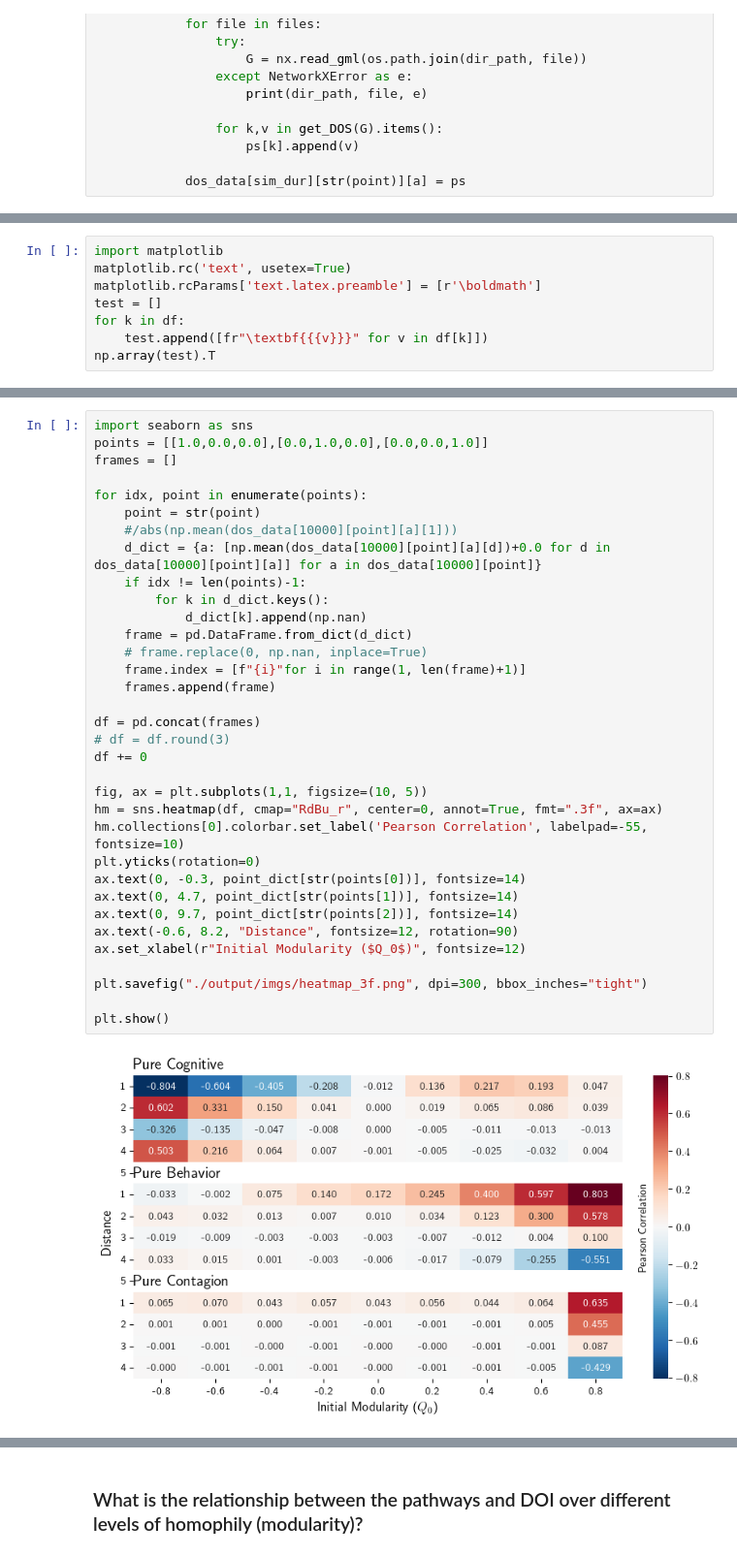
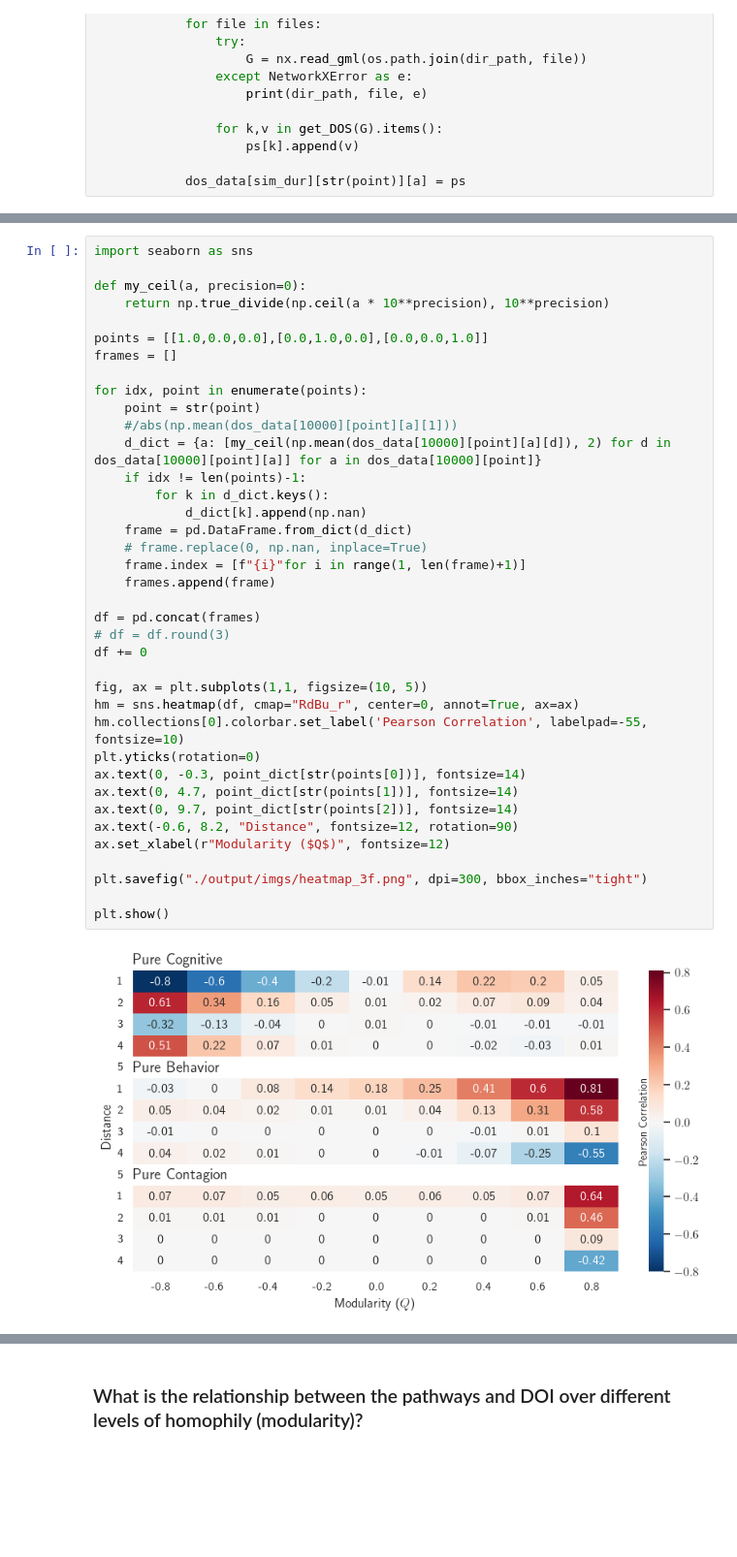
Before and after one commit to popoiopo/Loneliness_Clustering, a Jupyter notebook: 3_figures.ipynb, the cells around one changed output, grey strips where cells are left out. Shown at 97% size. Drawn from its saved outputs; the diff is of its cells as text; blank space fills up the shorter version.

```diff
--- a/3_figures.ipynb
+++ b/3_figures.ipynb
@@ -142,8 +121,0 @@ dos_data
-# %%
-import matplotlib
-matplotlib.rc('text', usetex=True)
-matplotlib.rcParams['text.latex.preamble'] = [r'\boldmath']
-test = []
-for k in df:
-    test.append([fr"\textbf{{{v}}}" for v in df[k]])
-np.array(test).T
@@ -211,36 +179,40 @@ dos_data[10000][point][a][1]
 # %%
 import seaborn as sns
+
+def my_ceil(a, precision=0):
+    return np.true_divide(np.ceil(a * 10**precision), 10**precision)
+
 points = [[1.0,0.0,0.0],[0.0,1.0,0.0],[0.0,0.0,1.0]]
 frames = []
 
 for idx, point in enumerate(points):
     point = str(point)
     #/abs(np.mean(dos_data[10000][point][a][1]))
-    d_dict = {a: [np.mean(dos_data[10000][point][a][d])+0.0 for d in dos_data[10000][point][a]] for a in dos_data[10000][point]}
+    d_dict = {a: [my_ceil(np.mean(dos_data[10000][point][a][d]), 2) for d in dos_data[10000][point][a]] for a in dos_data[10000][point]}
     if idx != len(points)-1:
         for k in d_dict.keys():
             d_dict[k].append(np.nan)
     frame = pd.DataFrame.from_dict(d_dict)
     # frame.replace(0, np.nan, inplace=True)
     frame.index = [f"{i}"for i in range(1, len(frame)+1)]
     frames.append(frame)
 
 df = pd.concat(frames)
 # df = df.round(3)
 df += 0
 
 fig, ax = plt.subplots(1,1, figsize=(10, 5))
-hm = sns.heatmap(df, cmap="RdBu_r", center=0, annot=True, fmt=".3f", ax=ax)
+hm = sns.heatmap(df, cmap="RdBu_r", center=0, annot=True, ax=ax)
 hm.collections[0].colorbar.set_label('Pearson Correlation', labelpad=-55, fontsize=10)
 plt.yticks(rotation=0)
 ax.text(0, -0.3, point_dict[str(points[0])], fontsize=14)
 ax.text(0, 4.7, point_dict[str(points[1])], fontsize=14)
 ax.text(0, 9.7, point_dict[str(points[2])], fontsize=14)
 ax.text(-0.6, 8.2, "Distance", fontsize=12, rotation=90)
-ax.set_xlabel(r"Initial Modularity ($Q_0$)", fontsize=12)
+ax.set_xlabel(r"Modularity ($Q$)", fontsize=12)
 
 plt.savefig("./output/imgs/heatmap_3f.png", dpi=300, bbox_inches="tight")
 
 plt.show()
 # %% [output]
-[figure, old version]
+[figure, new version]
```
Also changed, not shown: parts of 40 cells of this notebook, 36 other files.
